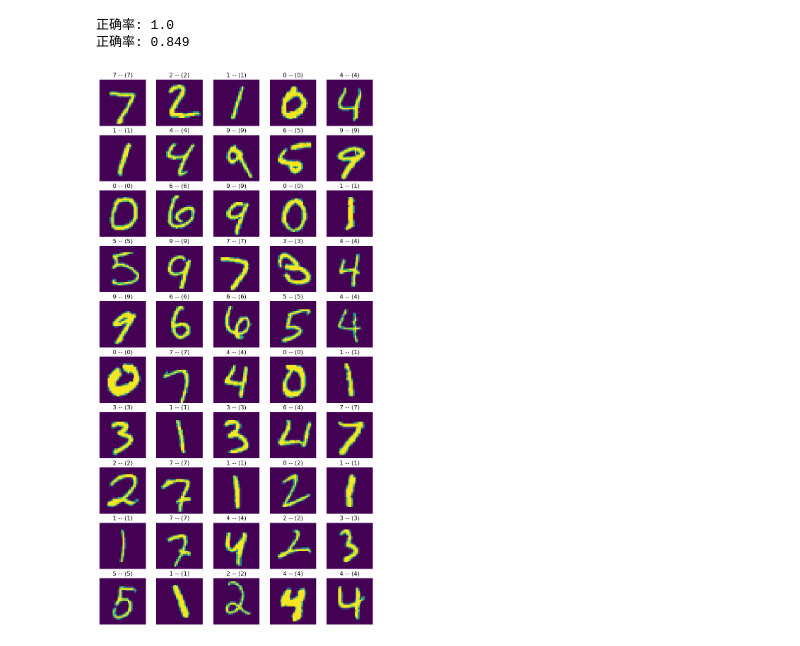
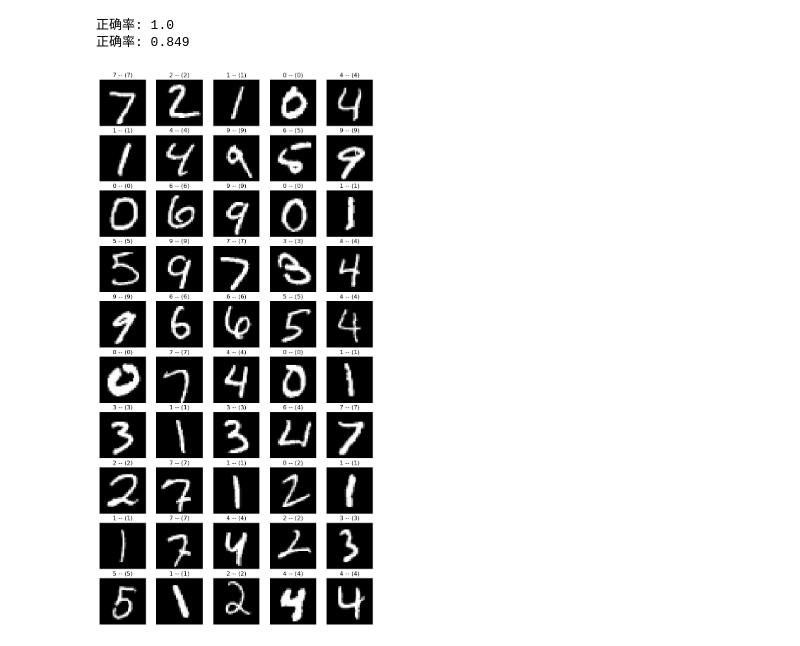
Before and after one commit to limenghua/AI-Study, a Jupyter notebook: 04-机器学习算法应用实战/03-09-逻辑回归手写数字识别.ipynb, the cells around one changed output. Drawn from its saved outputs; the diff is of its cells as text; code cells hidden in the pictures.

```diff
--- a/04-机器学习算法应用实战/03-09-逻辑回归手写数字识别.ipynb
+++ b/04-机器学习算法应用实战/03-09-逻辑回归手写数字识别.ipynb
@@ -63,14 +63,14 @@ print("正确率:",accuracy_score(y_test, pred_test))
 # %%
 # 绘制预测结果
 fig1 = plt.figure(figsize=(10,20))
 for i in range(10):
     for j in range(5):
         index = i*5+j
         img = x_test_img[index]
         value = str(pred_test[index]) + " -- (" + str(y_test[index]) + ")"
         plt.subplot(10,5,index+1)
         plt.title(value)
-        plt.imshow(img)
+        plt.imshow(img, cmap='gray')
         plt.axis('off')
 # %% [output]
-[figure, old version]
+[figure, new version]
```
Also changed, not shown: 5 other files.
